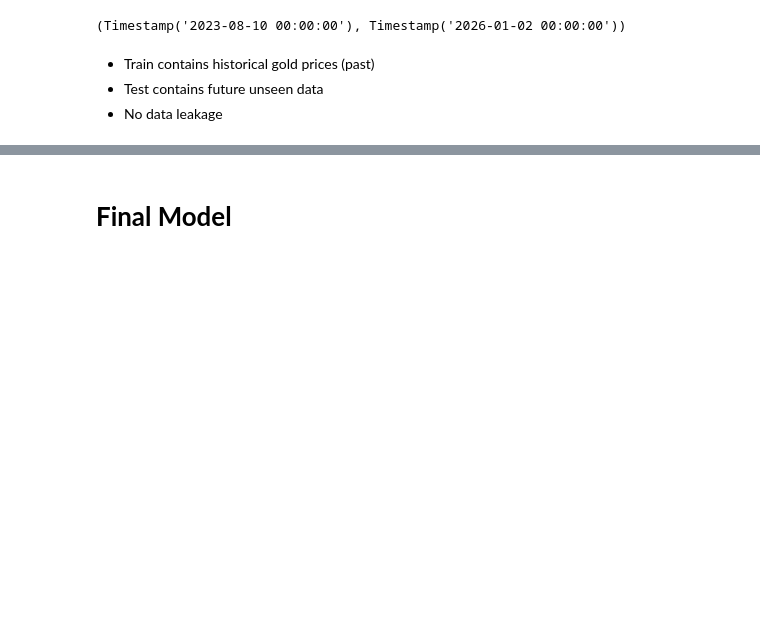
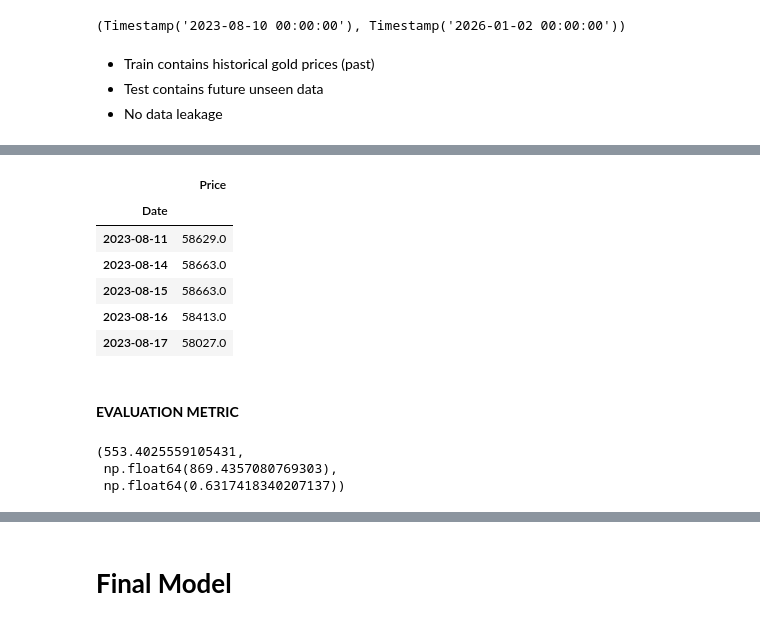
Before and after one commit to Sagarjain93/Machine-Learning-Portfolio, a Jupyter notebook: 03_ML_Practice/Gold_Price_Prediction_Forecasting/03_notebook/05_modelling.ipynb, the cells around one changed output, grey strips where cells are left out. Drawn from its saved outputs; the diff is of its cells as text; code cells hidden in the pictures; blank space fills up the shorter version.

```diff
--- a/03_ML_Practice/Gold_Price_Prediction_Forecasting/03_notebook/05_modelling.ipynb
+++ b/03_ML_Practice/Gold_Price_Prediction_Forecasting/03_notebook/05_modelling.ipynb
@@ -1815,0 +1850,25 @@ test.index.min(), test.index.max()
+# %%
+actual.head()
+# %% [output]
+|  | Price |
+| Date |  |
+| 2023-08-11 | 58629.0 |
+| 2023-08-14 | 58663.0 |
+| 2023-08-15 | 58663.0 |
+| 2023-08-16 | 58413.0 |
+| 2023-08-17 | 58027.0 |
+# %% [markdown]
+#### **EVALUATION METRIC**
+# %%
+from sklearn.metrics import mean_absolute_error, mean_squared_error
+import numpy as np
+
+mae = mean_absolute_error(actual, naive_forecast)
+rmse = np.sqrt(mean_squared_error(actual, naive_forecast))
+mape = np.mean(np.abs((actual - naive_forecast) / actual)) * 100
+
+mae, rmse, mape
+# %% [output]
+(553.4025559105431,
+ np.float64(869.4357080769303),
+ np.float64(0.6317418340207137))
```
Also changed, not shown: parts of 13 cells of this notebook.
